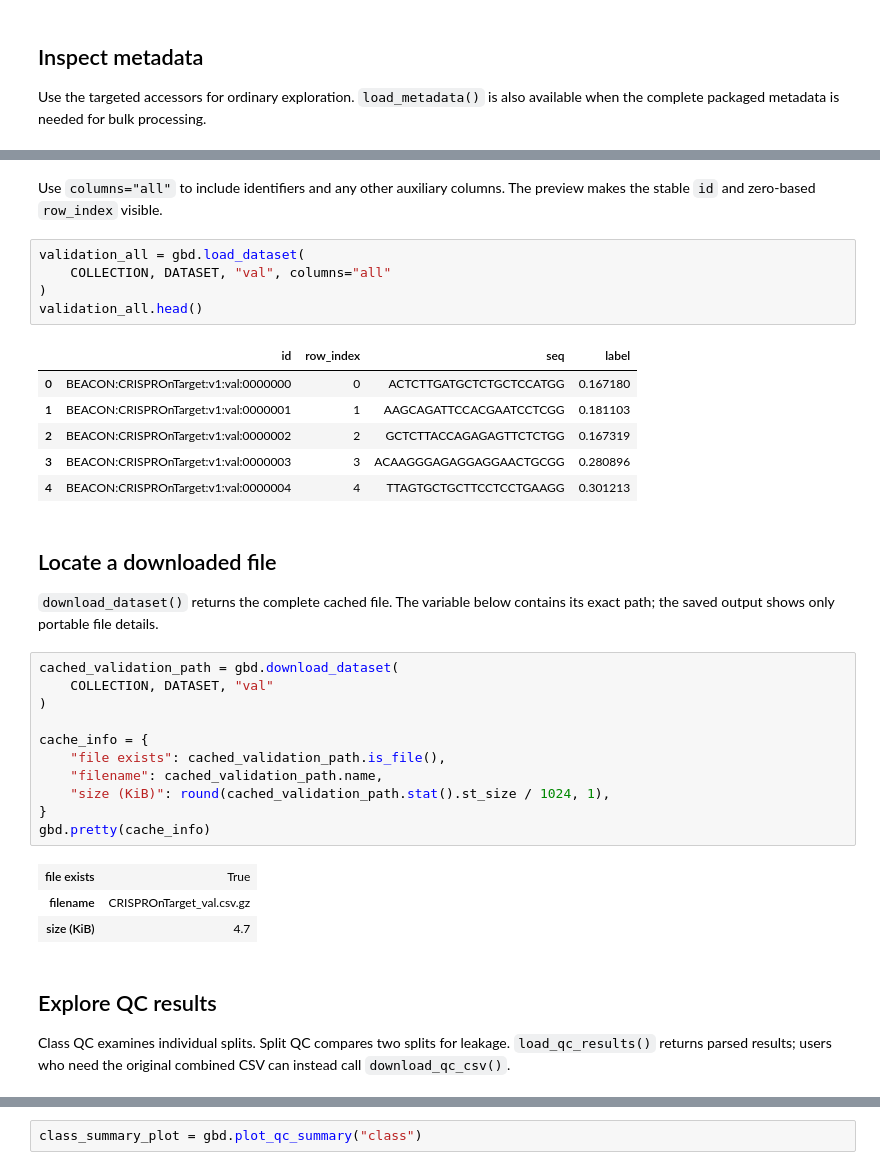
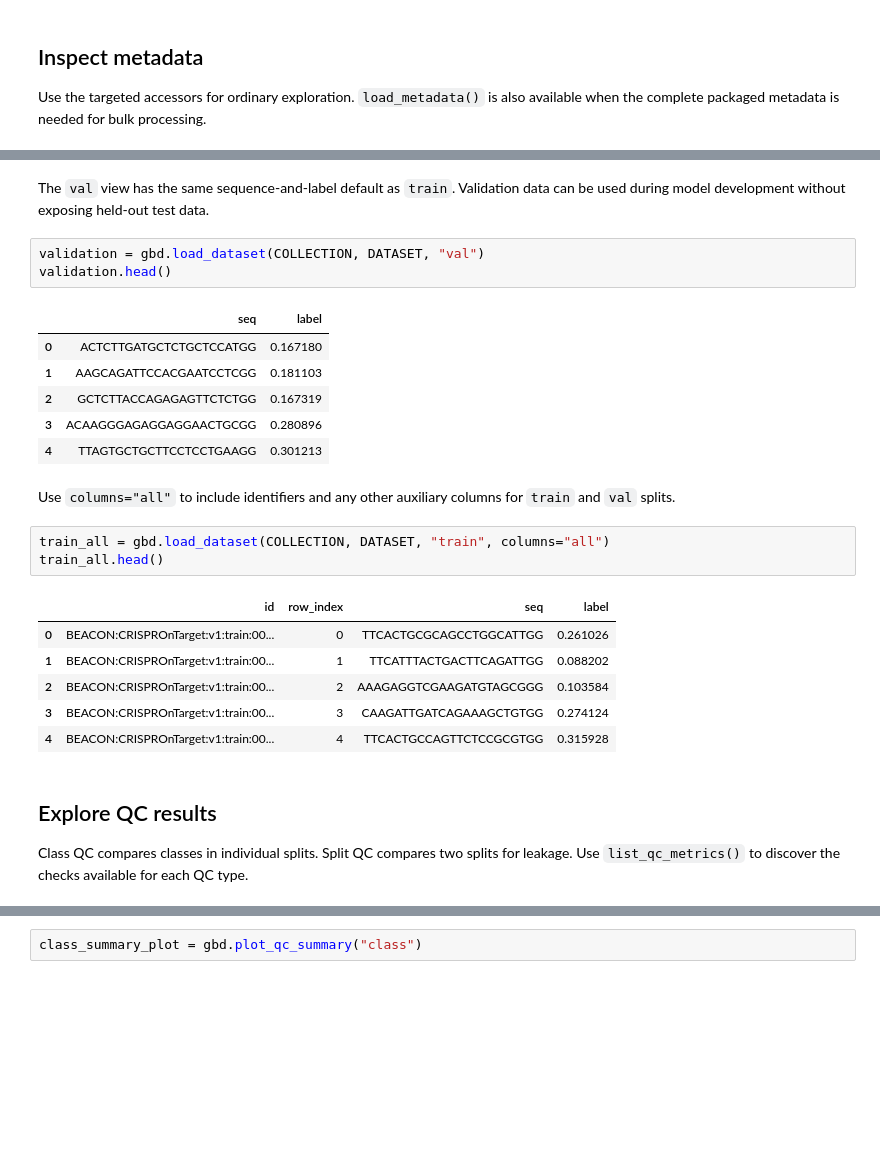
Before and after one commit to genomic-benchmarks/genomic-benchmarks-data, a Jupyter notebook: tutorials/genomic-benchmarks-data4agents.ipynb, the cells around one changed output, grey strips where cells are left out. Drawn from its saved outputs; the diff is of its cells as text; blank space fills up the shorter version.

```diff
--- a/tutorials/genomic-benchmarks-data4agents.ipynb
+++ b/tutorials/genomic-benchmarks-data4agents.ipynb
@@ -152,37 +152,28 @@ validation.head()
+# %% [markdown]
+The `val` view has the same sequence-and-label default as `train`. Validation data can be used during model development without exposing held-out test data.
+# %%
+validation = gbd.load_dataset(COLLECTION, DATASET, "val")
+validation.head()
+# %% [output]
+|  | seq | label |
+| 0 | ACTCTTGATGCTCTGCTCCATGG | 0.167180 |
+| 1 | AAGCAGATTCCACGAATCCTCGG | 0.181103 |
+| 2 | GCTCTTACCAGAGAGTTCTCTGG | 0.167319 |
+| 3 | ACAAGGGAGAGGAGGAACTGCGG | 0.280896 |
+| 4 | TTAGTGCTGCTTCCTCCTGAAGG | 0.301213 |
 # %% [markdown]
-Use `columns="all"` to include identifiers and any other auxiliary columns. The preview makes the stable `id` and zero-based `row_index` visible.
+Use `columns="all"` to include identifiers and any other auxiliary columns for `train` and `val` splits.
 # %%
-validation_all = gbd.load_dataset(
-    COLLECTION, DATASET, "val", columns="all"
-)
-validation_all.head()
+train_all = gbd.load_dataset(COLLECTION, DATASET, "train", columns="all")
+train_all.head()
 # %% [output]
 |  | id | row_index | seq | label |
-| 0 | BEACON:CRISPROnTarget:v1:val:0000000 | 0 | ACTCTTGATGCTCTGCTCCATGG | 0.167180 |
-| 1 | BEACON:CRISPROnTarget:v1:val:0000001 | 1 | AAGCAGATTCCACGAATCCTCGG | 0.181103 |
-| 2 | BEACON:CRISPROnTarget:v1:val:0000002 | 2 | GCTCTTACCAGAGAGTTCTCTGG | 0.167319 |
-| 3 | BEACON:CRISPROnTarget:v1:val:0000003 | 3 | ACAAGGGAGAGGAGGAACTGCGG | 0.280896 |
-| 4 | BEACON:CRISPROnTarget:v1:val:0000004 | 4 | TTAGTGCTGCTTCCTCCTGAAGG | 0.301213 |
+| 0 | BEACON:CRISPROnTarget:v1:train:00... | 0 | TTCACTGCGCAGCCTGGCATTGG | 0.261026 |
+| 1 | BEACON:CRISPROnTarget:v1:train:00... | 1 | TTCATTTACTGACTTCAGATTGG | 0.088202 |
+| 2 | BEACON:CRISPROnTarget:v1:train:00... | 2 | AAAGAGGTCGAAGATGTAGCGGG | 0.103584 |
+| 3 | BEACON:CRISPROnTarget:v1:train:00... | 3 | CAAGATTGATCAGAAAGCTGTGG | 0.274124 |
+| 4 | BEACON:CRISPROnTarget:v1:train:00... | 4 | TTCACTGCCAGTTCTCCGCGTGG | 0.315928 |
-# %% [markdown]
-## Locate a downloaded file
-
-`download_dataset()` returns the complete cached file. The variable below contains its exact path; the saved output shows only portable file details.
-# %%
-cached_validation_path = gbd.download_dataset(
-    COLLECTION, DATASET, "val"
-)
-
-cache_info = {
-    "file exists": cached_validation_path.is_file(),
-    "filename": cached_validation_path.name,
-    "size (KiB)": round(cached_validation_path.stat().st_size / 1024, 1),
-}
-gbd.pretty(cache_info)
-# %% [output]
-| file exists | True |
-| filename | CRISPROnTarget_val.csv.gz |
-| size (KiB) | 4.7 |
 # %% [markdown]
 ## Explore QC results
 
-Class QC examines individual splits. Split QC compares two splits for leakage. `load_qc_results()` returns parsed results; users who need the original combined CSV can instead call `download_qc_csv()`.
+Class QC compares classes in individual splits. Split QC compares two splits for leakage. Use `list_qc_metrics()` to discover the checks available for each QC type.
```
Also changed, not shown: parts of 33 cells of this notebook, 8 other files.
